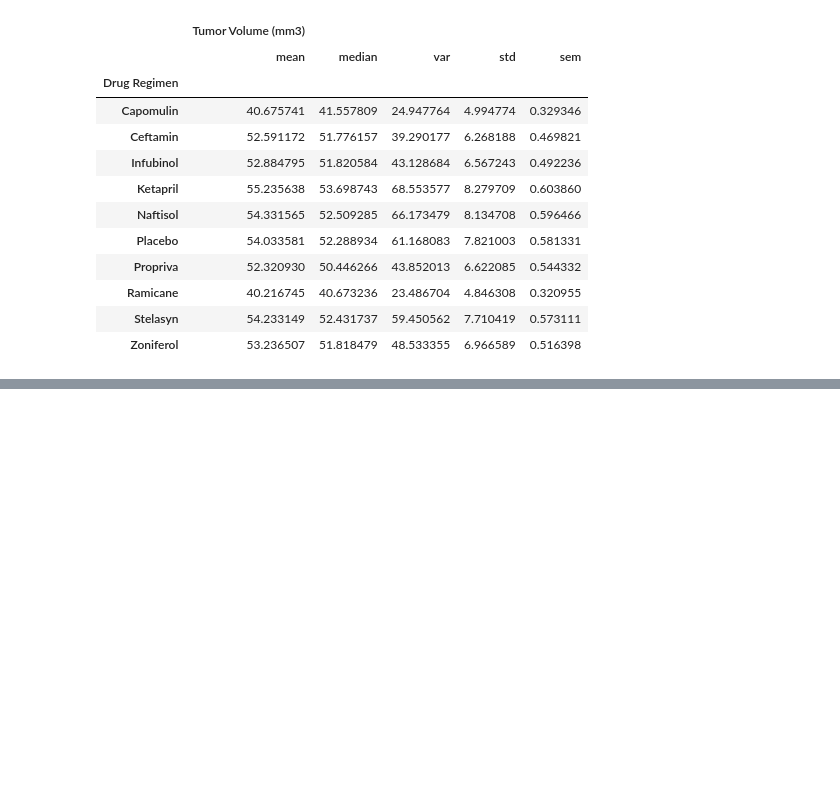
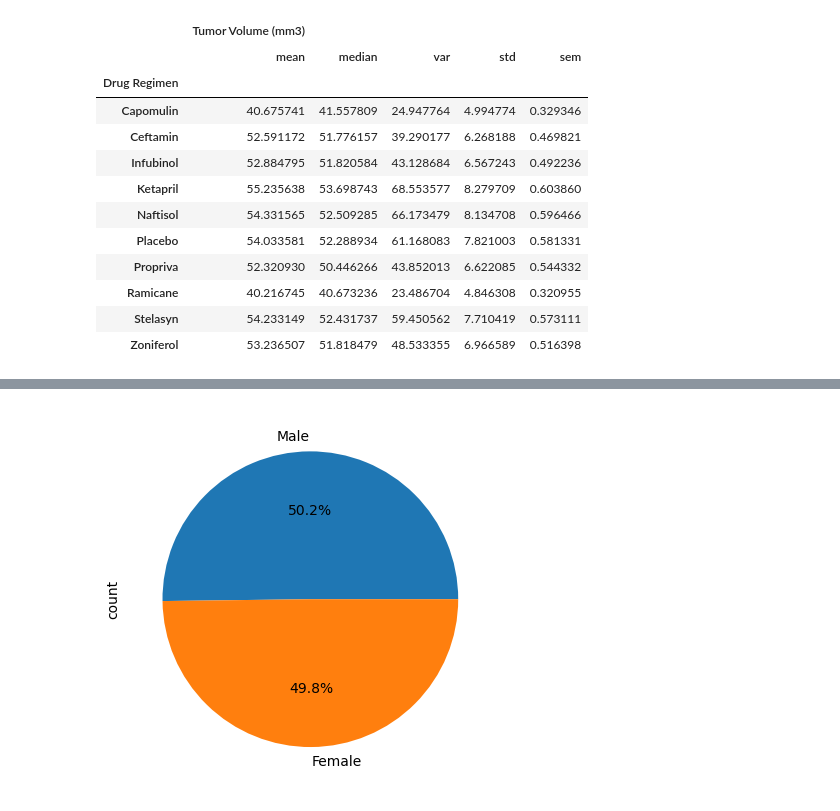
Before and after one commit to brianna-mitri/visualization-challenge, a Jupyter notebook: pymaceuticals.ipynb, the cells around one changed output, grey strips where cells are left out. Drawn from its saved outputs; the diff is of its cells as text; code cells hidden in the pictures; blank space fills up the shorter version.

```diff
--- a/pymaceuticals.ipynb
+++ b/pymaceuticals.ipynb
@@ -118,0 +157,9 @@ summary_stats_df
+# %%
+# pyplot pie chart: show the distribution of unique female versus male mice
+plt.pie(gender_cnts_df, labels=gender_cnts_df.index, autopct='%1.1f%%')
+plt.ylabel('count')
+
+# show plot
+plt.show()
+# %% [output]
+[figure, added]
```
Also changed, not shown: parts of 8 cells of this notebook.
